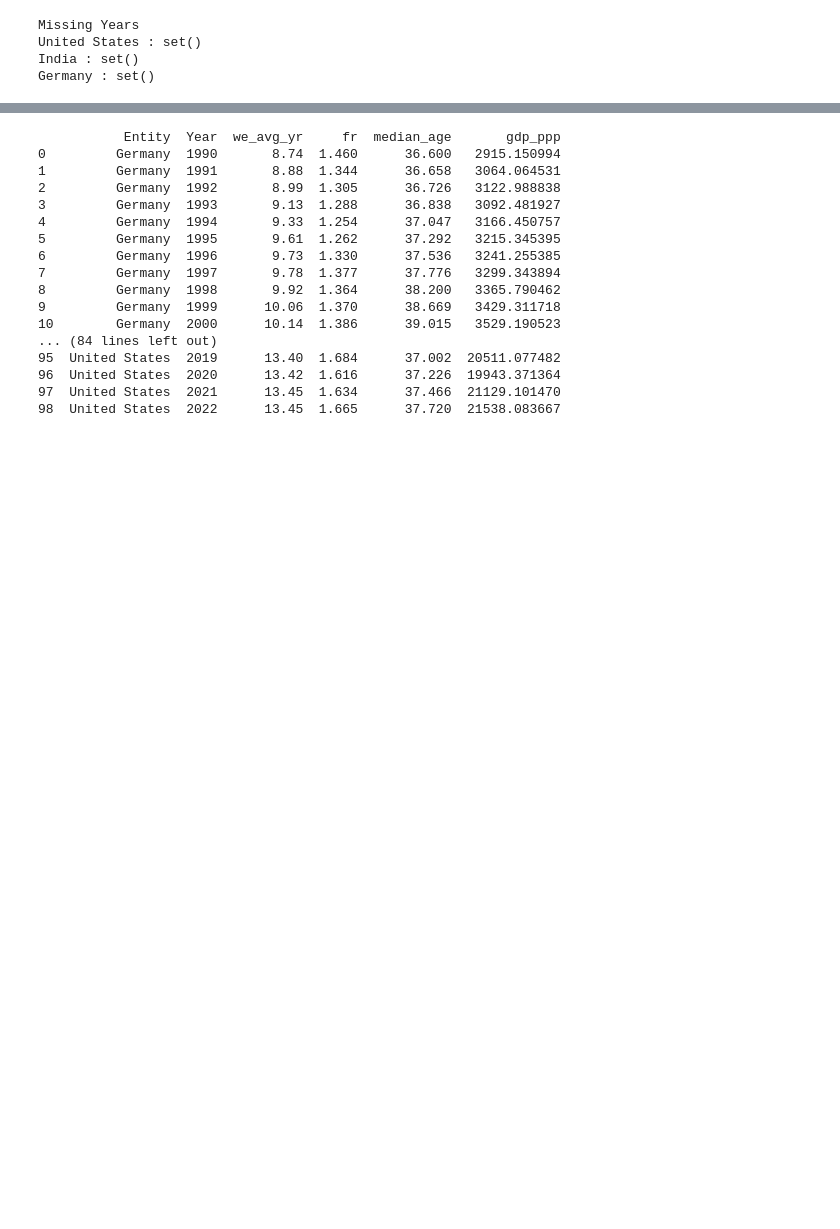
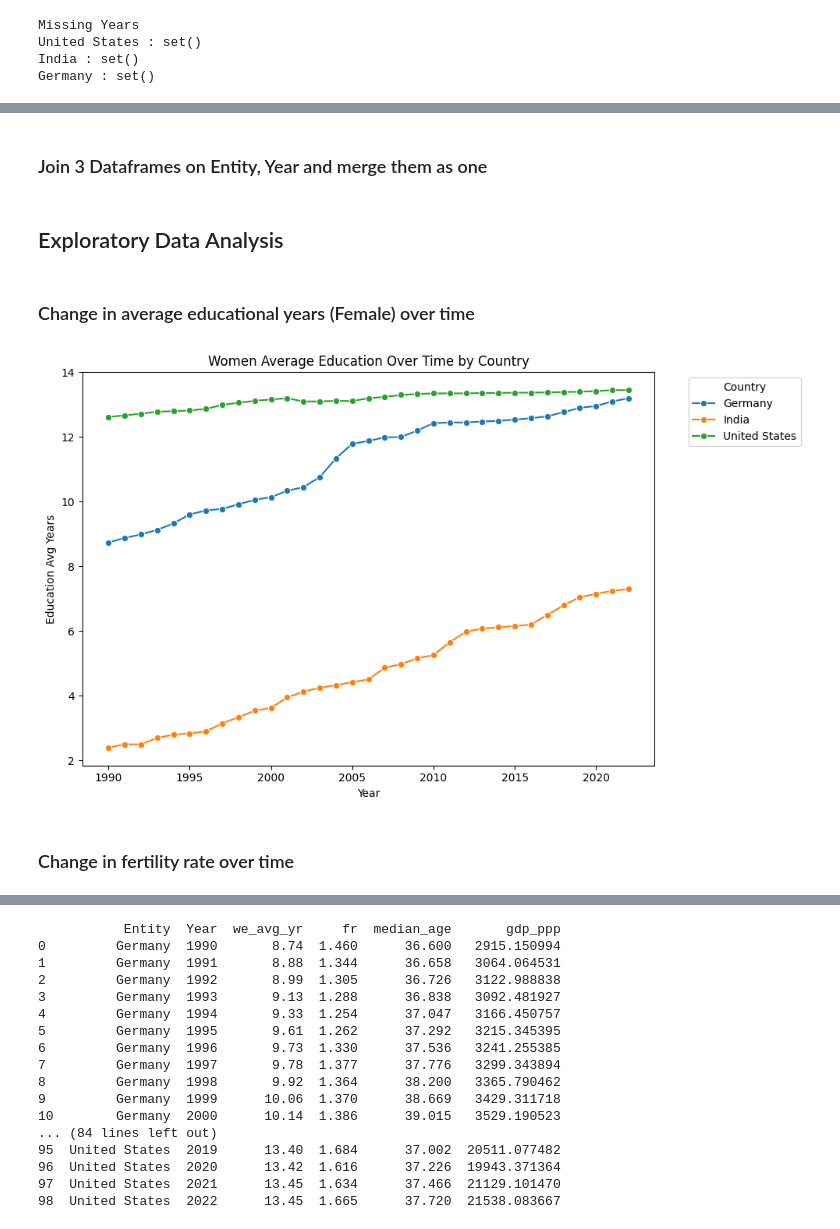
Before and after one commit to sathyaNEU/eco-gdp-predictor, a Jupyter notebook: notebook/eda/dataprep.ipynb, the cells around one changed output, grey strips where cells are left out. Cells and saved outputs as stored; diff of their text form; code cells hidden in the pictures; blank space fills up the shorter version.

```diff
--- a/notebook/eda/dataprep.ipynb
+++ b/notebook/eda/dataprep.ipynb
@@ -173,6 +102,33 @@ plt.show()
+# %% [markdown]
+### Join 3 Dataframes on Entity, Year and merge them as one
 # %%
 tmp_df1 = pd.merge(filtered_we, filtered_fr, how='outer', on=['Entity','Year'])
 tmp_df2 = pd.merge(tmp_df1, filtered_gdp, how='outer', on=['Entity', 'Year'])
 tmp_df3 = pd.merge(tmp_df2, filtered_age, how='outer', on=['Entity', 'Year'])
 # %%
 merged_df = tmp_df3.filter(items=['Entity','Year','we_avg_yr','fr','median_age','gdp_ppp'])
+# %% [markdown]
+## Exploratory Data Analysis
+# %% [markdown]
+### Change in average educational years (Female) over time
+# %%
+# Set the color palette for countries
+sns.set_palette("tab10")  # You can change the palette as needed
+
+# Create a line plot
+plt.figure(figsize=(10, 6))  # Adjust the size of the plot if needed
+sns.lineplot(filtered_we, x='Year', y='we_avg_yr', hue='Entity', marker='o')
+
+# Title and labels
+plt.title('Women Average Education Over Time by Country')
+plt.xlabel('Year')
+plt.ylabel('Education Avg Years')
+
+# Show the plot
+plt.legend(title='Country', bbox_to_anchor=(1.05, 1), loc='upper left')  # Adjust legend position
+plt.tight_layout()  # Adjust layout to prevent clipping
+plt.show()
+# %% [output]
+[figure, added]
+# %% [markdown]
+### Change in fertility rate over time
```
Also changed, not shown: parts of 21 cells of this notebook, 5 other files.
